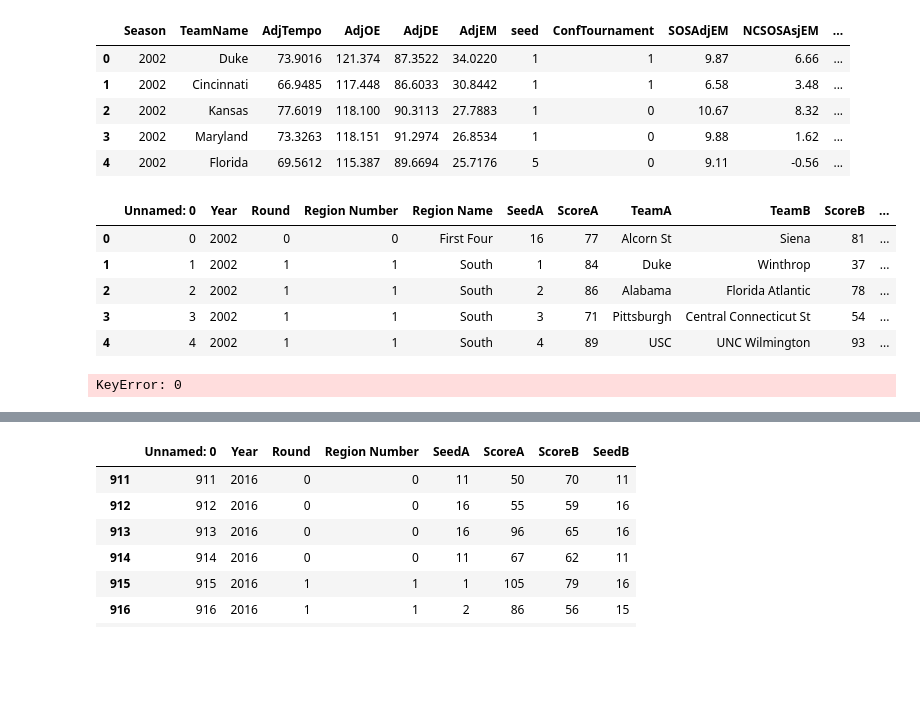
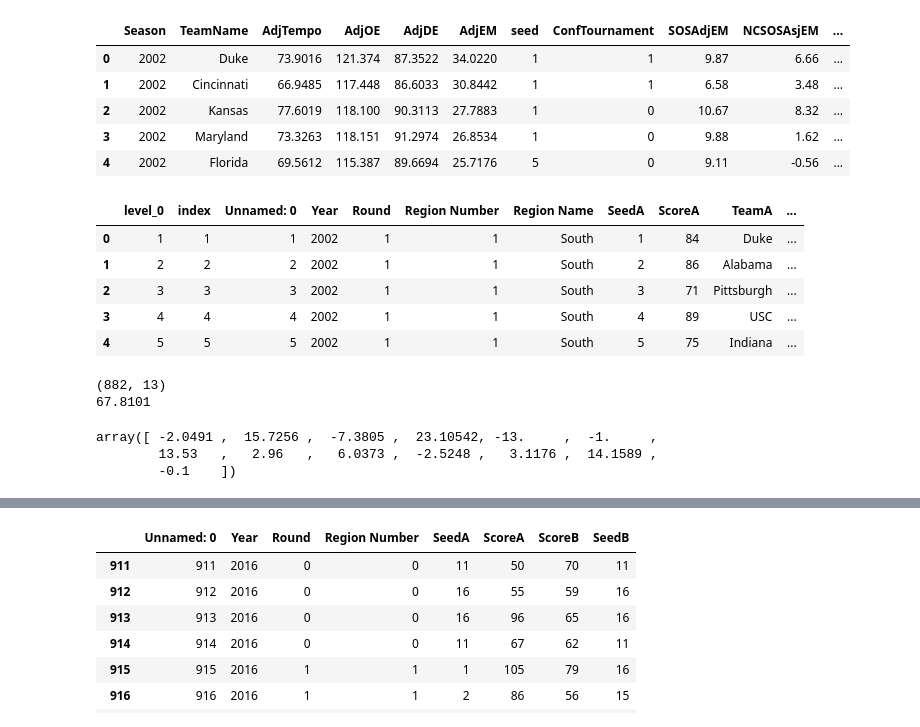
Before and after one commit to blommel4/semester_project, a Jupyter notebook: testing_caroline .ipynb, the cells around one changed output, grey strips where cells are left out. Saved outputs shown, nothing was run; the diff lists cells and outputs as text; code cells hidden in the pictures; blank space fills up the shorter version.

Commit message:
making data vector with masking

```diff
--- a/testing_caroline .ipynb
+++ b/testing_caroline .ipynb
@@ -55,29 +55,52 @@ target_stats.head()
 | 3 | 2002 | Maryland | 73.3263 | 118.151 | 91.2974 | 26.8534 | 1 | 0 | 9.88 | 1.62 | ... |
 | 4 | 2002 | Florida | 69.5612 | 115.387 | 89.6694 | 25.7176 | 5 | 0 | 9.11 | -0.56 | ... |
 # %%
+
+###mask test and train data###
 res_test_mask = (full_results['Year'] == 2016) | (full_results['Year'] == 2017) | (full_results['Year'] == 2018)
 stats_test_mask = (full_stats['Season'] == 2016) | (full_stats['Season'] == 2017) | (full_stats['Season'] == 2018)
 res_train_mask = (full_results['Year'] < 2016)
 stats_train_mask = (full_stats['Season'] < 2016)
 
 res_data_test = full_results[res_test_mask]
 stats_data_test = full_stats[stats_test_mask]
 res_data_train = full_results[res_train_mask]
 stats_data_train = full_stats[stats_train_mask]
 
+#reindex all of them
+res_data_test = res_data_test.reset_index()
+stats_data_test = stats_data_test.reset_index()
+res_data_train = res_data_train.reset_index()
+stats_data_train = stats_data_train.reset_index()
+
+for i in range(len(res_data_test)):
+    if res_data_test['Region Name'][i] == "First Four":
+        res_data_test = res_data_test.drop(i)
+for i in range(len(res_data_train)):
+    if res_data_train['Region Name'][i] == "First Four":
+        res_data_train = res_data_train.drop(i)
+
+#reindex all of them
+res_data_test = res_data_test.reset_index()
+stats_data_test = stats_data_test.reset_index()
+res_data_train = res_data_train.reset_index()
+stats_data_train = stats_data_train.reset_index()
+
 res_data_train.head()
-#stats_data_train.head()
 # %% [output]
-|  | Unnamed: 0 | Year | Round | Region Number | Region Name | SeedA | ScoreA | TeamA | TeamB | ScoreB | ... |
-| 0 | 0 | 2002 | 0 | 0 | First Four | 16 | 77 | Alcorn St | Siena | 81 | ... |
-| 1 | 1 | 2002 | 1 | 1 | South | 1 | 84 | Duke | Winthrop | 37 | ... |
-| 2 | 2 | 2002 | 1 | 1 | South | 2 | 86 | Alabama | Florida Atlantic | 78 | ... |
-| 3 | 3 | 2002 | 1 | 1 | South | 3 | 71 | Pittsburgh | Central Connecticut St | 54 | ... |
-| 4 | 4 | 2002 | 1 | 1 | South | 4 | 89 | USC | UNC Wilmington | 93 | ... |
+|  | level_0 | index | Unnamed: 0 | Year | Round | Region Number | Region Name | SeedA | ScoreA | TeamA | ... |
+| 0 | 1 | 1 | 1 | 2002 | 1 | 1 | South | 1 | 84 | Duke | ... |
+| 1 | 2 | 2 | 2 | 2002 | 1 | 1 | South | 2 | 86 | Alabama | ... |
+| 2 | 3 | 3 | 3 | 2002 | 1 | 1 | South | 3 | 71 | Pittsburgh | ... |
+| 3 | 4 | 4 | 4 | 2002 | 1 | 1 | South | 4 | 89 | USC | ... |
+| 4 | 5 | 5 | 5 | 2002 | 1 | 1 | South | 5 | 75 | Indiana | ... |
 # %%
-Season = res_data_train['Year'][0]
-TeamA = res_data_train['TeamA'][0]
-TeamB = res_data_train['TeamB'][0]
+training_data = np.zeros((len(res_data_train), len(stats_vec)-2))
+print(np.shape(training_data))
+
+Season = res_data_train['Year'][1]
+TeamA = res_data_train['TeamA'][1]
+TeamB = res_data_train['TeamB'][1]
 
 A_mask = (stats_data_train['Season'] == Season) & (stats_data_train['TeamName'] == TeamA)
 A = stats_data_train[A_mask]
@@ -86,16 +109,23 @@ A = stats_data_train[A_mask]
 B_mask = (stats_data_train['Season'] == Season) & (stats_data_train['TeamName'] == TeamB)
 B = stats_data_train[B_mask]
 
-print(A[stats_vec[2]][0])
+A_value = A[stats_vec[2]].iloc[0]
+#A_value = A_series.iloc[0]
+print(A_value)
 #print(B)
 
-training_data = np.zeros((len(res_data_train), len(stats_vec)))
-print(np.shape(training_data))
+
 
 for j in range(2,len(stats_vec)):
-    training_data[0,j] = A[stats_vec[j]] - B[stats_vec[j]]
+    training_data[0,j-2] = A[stats_vec[j]].iloc[0] - B[stats_vec[j]].iloc[0]
+
+training_data[0,:]
 # %% [output]
-KeyError: 0
+(882, 13)
+67.8101
+array([ -2.0491 ,  15.7256 ,  -7.3805 ,  23.10542, -13.     ,  -1.     ,
+        13.53   ,   2.96   ,   6.0373 ,  -2.5248 ,   3.1176 ,  14.1589 ,
+        -0.1    ])
 # %%
 training_data = np.zeros((len(res_data_train), len(stats_vec)))
 print(np.shape(training_data))
```
Also changed, not shown: parts of 1 cell of this notebook.
